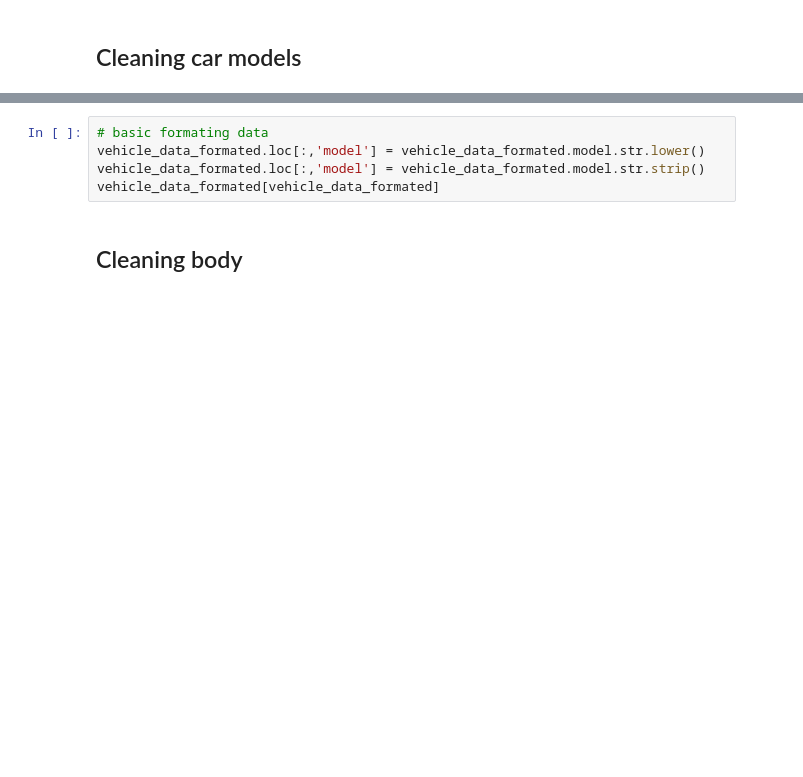
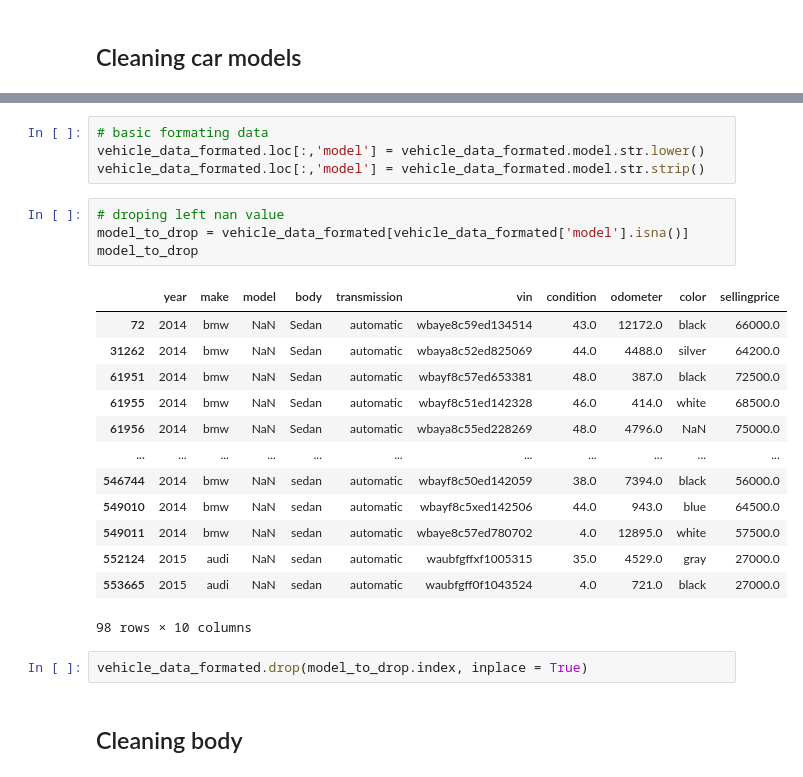
Before and after one commit to Mikaelow/Kaggle, a Jupyter notebook: car-analize.ipynb, the cells around one changed output, grey strips where cells are left out. Saved outputs shown, nothing was run; the diff lists cells and outputs as text; blank space fills up the shorter version.

```diff
--- a/car-analize.ipynb
+++ b/car-analize.ipynb
@@ -238,7 +245,26 @@ vehicle_data_formated.sample(5)
 # basic formating data
 vehicle_data_formated.loc[:,'model'] = vehicle_data_formated.model.str.lower()
 vehicle_data_formated.loc[:,'model'] = vehicle_data_formated.model.str.strip()
-vehicle_data_formated[vehicle_data_formated]
+# %%
+# droping left nan value
+model_to_drop = vehicle_data_formated[vehicle_data_formated['model'].isna()]
+model_to_drop
+# %% [output]
+|  | year | make | model | body | transmission | vin | condition | odometer | color | sellingprice |
+| 72 | 2014 | bmw | NaN | Sedan | automatic | wbaye8c59ed134514 | 43.0 | 12172.0 | black | 66000.0 |
+| 31262 | 2014 | bmw | NaN | Sedan | automatic | wbaya8c52ed825069 | 44.0 | 4488.0 | silver | 64200.0 |
+| 61951 | 2014 | bmw | NaN | Sedan | automatic | wbayf8c57ed653381 | 48.0 | 387.0 | black | 72500.0 |
+| 61955 | 2014 | bmw | NaN | Sedan | automatic | wbayf8c51ed142328 | 46.0 | 414.0 | white | 68500.0 |
+| 61956 | 2014 | bmw | NaN | Sedan | automatic | wbaya8c55ed228269 | 48.0 | 4796.0 | NaN | 75000.0 |
+| ... | ... | ... | ... | ... | ... | ... | ... | ... | ... | ... |
+| 546744 | 2014 | bmw | NaN | sedan | automatic | wbayf8c50ed142059 | 38.0 | 7394.0 | black | 56000.0 |
+| 549010 | 2014 | bmw | NaN | sedan | automatic | wbayf8c5xed142506 | 44.0 | 943.0 | blue | 64500.0 |
+| 549011 | 2014 | bmw | NaN | sedan | automatic | wbaye8c57ed780702 | 4.0 | 12895.0 | white | 57500.0 |
+| 552124 | 2015 | audi | NaN | sedan | automatic | waubfgffxf1005315 | 35.0 | 4529.0 | gray | 27000.0 |
+| 553665 | 2015 | audi | NaN | sedan | automatic | waubfgff0f1043524 | 4.0 | 721.0 | black | 27000.0 |
+98 rows × 10 columns
+# %%
+vehicle_data_formated.drop(model_to_drop.index, inplace = True)
 # %% [markdown]
 ## Cleaning body
 # %%
```
Also changed, not shown: parts of 17 cells of this notebook.
